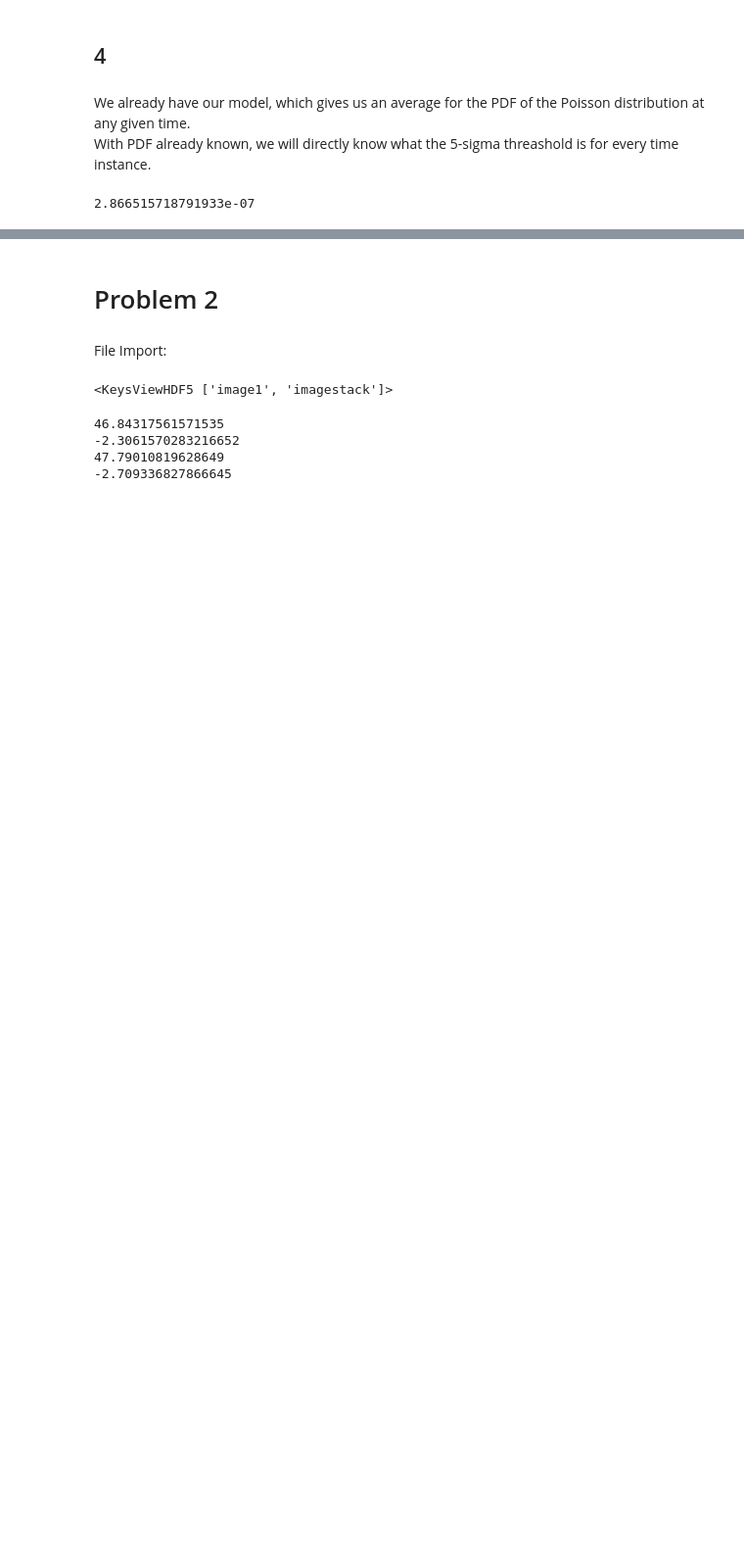
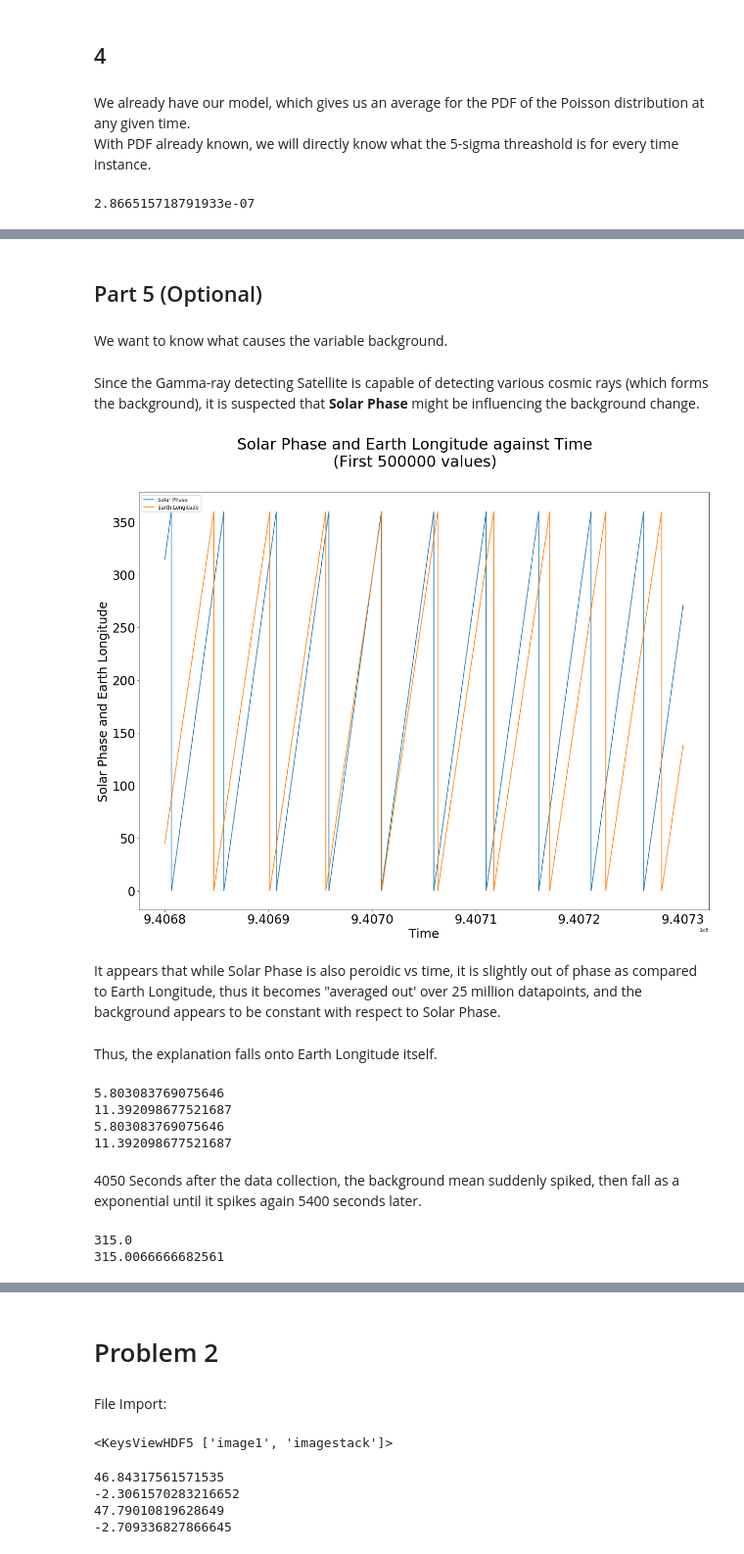
Before and after one commit to John-ZH/PHYS-343-Lab, a Jupyter notebook: John_Zhuang_Lab04.ipynb, the cells around one changed output, grey strips where cells are left out. Shown at 98% size. Saved outputs shown, nothing was run; the diff lists cells and outputs as text; code cells hidden in the pictures; blank space fills up the shorter version.

Commit message:
Part 1 draft done except optional

```diff
--- a/John_Zhuang_Lab04.ipynb
+++ b/John_Zhuang_Lab04.ipynb
@@ -766,0 +763,39 @@ The 5-sigma' threashold at time 940684066.1 seconds is 21.0
+# %% [markdown]
+## Part 5 (Optional)
+# %% [markdown]
+We want to know what causes the variable background.
+# %% [markdown]
+Since the Gamma-ray detecting Satellite is capable of detecting various cosmic rays (which forms the background), it is suspected that **Solar Phase** might be influencing the background change.
+# %%
+plt.suptitle('Solar Phase and Earth Longitude against Time\n(First 500000 values)', fontsize=30)
+plt.xlabel('Time', fontsize = 24)
+plt.ylabel('Solar Phase and Earth Longitude', fontsize = 24)
+plt.tick_params(labelsize = 24)
+plt.plot(data[0,0:500000], data[1,0:500000], label  = 'Solar Phase')
+plt.plot(data[0,0:500000], data[2,0:500000], label  = 'Earth Longitude')
+plt.legend()
+plt.show()
+# %% [output]
+[figure, added]
+# %% [markdown]
+It appears that while Solar Phase is also peroidic vs time, it is slightly out of phase as compared to Earth Longitude, thus it becomes "averaged out' over 25 million datapoints, and the background appears to be constant with respect to Solar Phase.
+# %% [markdown]
+Thus, the explanation falls onto Earth Longitude itself.
+# %%
+print(mean_fit(4050))
+print(mean_fit(4050.1))
+print(mean_fit(4050 + 5400))
+print(mean_fit(4050.1 + 5400))
+# %% [output]
+5.803083769075646
+11.392098677521687
+5.803083769075646
+11.392098677521687
+# %% [markdown]
+4050 Seconds after the data collection, the background mean suddenly spiked, then fall as a exponential until it spikes again 5400 seconds later.
+# %%
+print(data[2,40500])
+print(data[2,40501])
+# %% [output]
+315.0
+315.0066666682561
```
Also changed, not shown: parts of 20 cells of this notebook.
